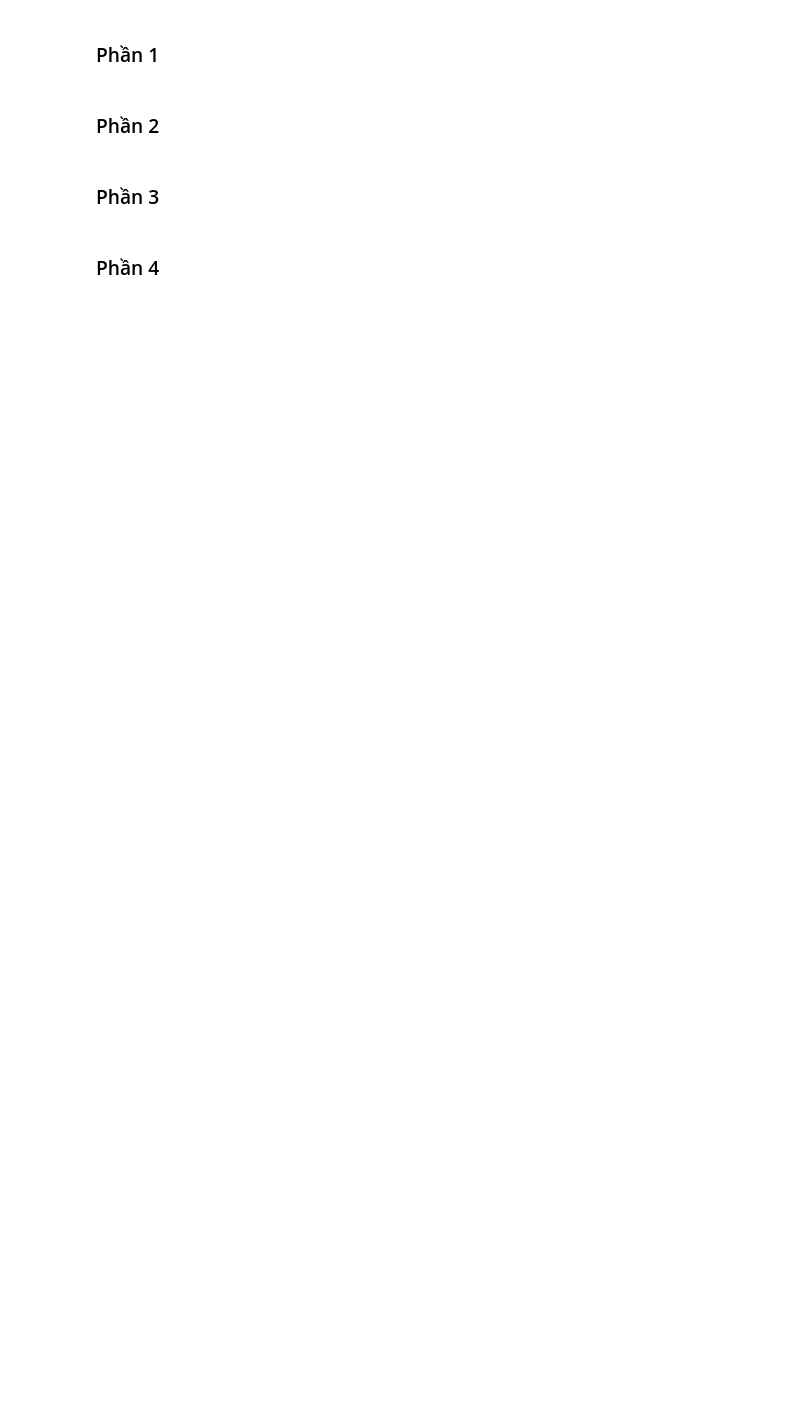
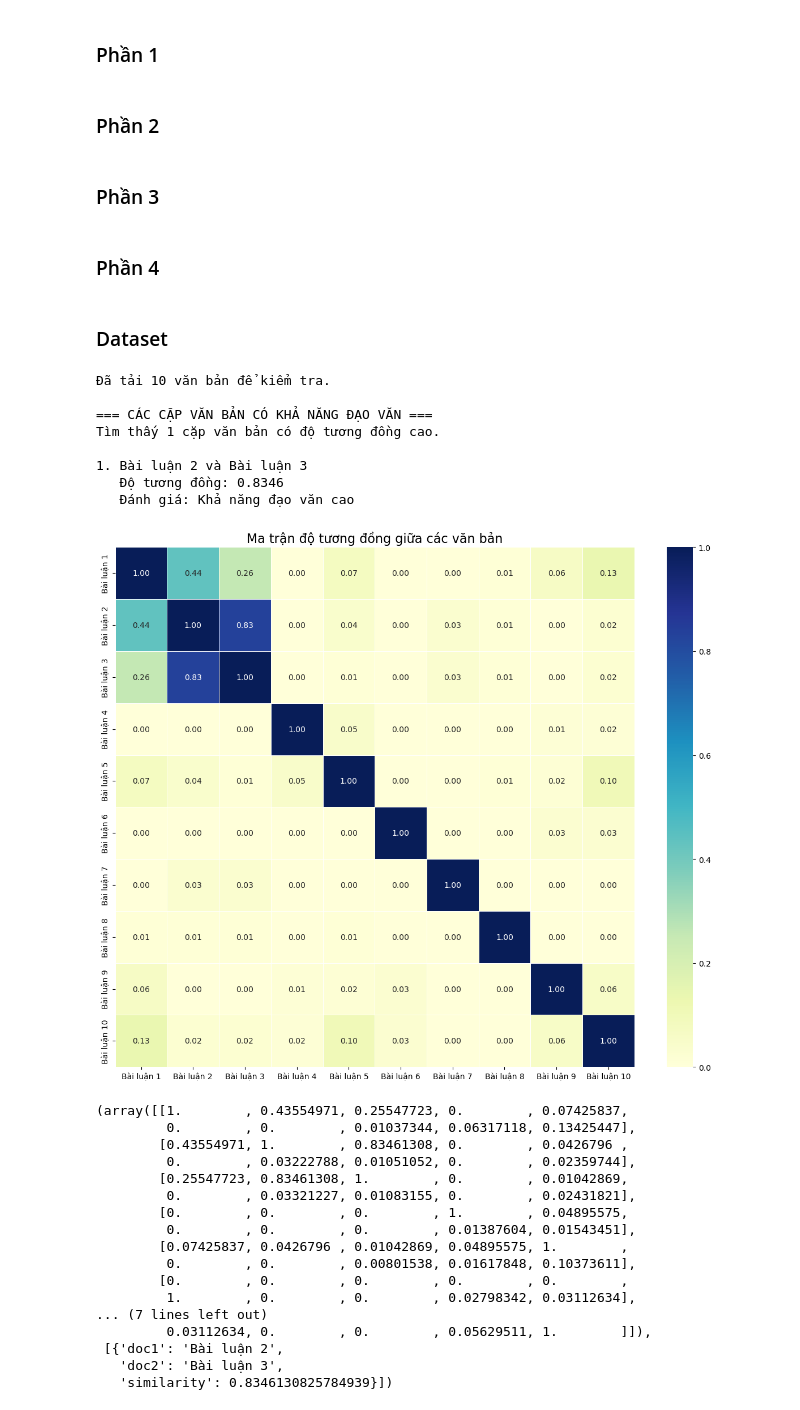
Before and after one commit to WibuNek0/AIO_Daily, a Jupyter notebook: Source Code/Day37.ipynb, the cells around one changed output. Saved outputs shown, nothing was run; the diff lists cells and outputs as text; code cells hidden in the pictures; blank space fills up the shorter version.

```diff
--- a/Source Code/Day37.ipynb
+++ b/Source Code/Day37.ipynb
@@ -80,0 +380,2 @@ CREATE TABLE document_metadata (
+# %% [markdown]
+### Dataset
@@ -80,0 +395,29 @@ CREATE TABLE document_metadata (
+# %%
+run_plagiarism_detection()
+# %% [output]
+Đã tải 10 văn bản để kiểm tra.
+
+=== CÁC CẶP VĂN BẢN CÓ KHẢ NĂNG ĐẠO VĂN ===
+Tìm thấy 1 cặp văn bản có độ tương đồng cao.
+
+1. Bài luận 2 và Bài luận 3
+   Độ tương đồng: 0.8346
+   Đánh giá: Khả năng đạo văn cao
+[figure, added]
+(array([[1.        , 0.43554971, 0.25547723, 0.        , 0.07425837,
+         0.        , 0.        , 0.01037344, 0.06317118, 0.13425447],
+        [0.43554971, 1.        , 0.83461308, 0.        , 0.0426796 ,
+         0.        , 0.03222788, 0.01051052, 0.        , 0.02359744],
+        [0.25547723, 0.83461308, 1.        , 0.        , 0.01042869,
+         0.        , 0.03321227, 0.01083155, 0.        , 0.02431821],
+        [0.        , 0.        , 0.        , 1.        , 0.04895575,
+         0.        , 0.        , 0.        , 0.01387604, 0.01543451],
+        [0.07425837, 0.0426796 , 0.01042869, 0.04895575, 1.        ,
+         0.        , 0.        , 0.00801538, 0.01617848, 0.10373611],
+        [0.        , 0.        , 0.        , 0.        , 0.        ,
+         1.        , 0.        , 0.        , 0.02798342, 0.03112634],
+... (7 lines left out)
+         0.03112634, 0.        , 0.        , 0.05629511, 1.        ]]),
+ [{'doc1': 'Bài luận 2',
+   'doc2': 'Bài luận 3',
+   'similarity': 0.8346130825784939}])
```
Also changed, not shown: parts of 8 cells of this notebook.
